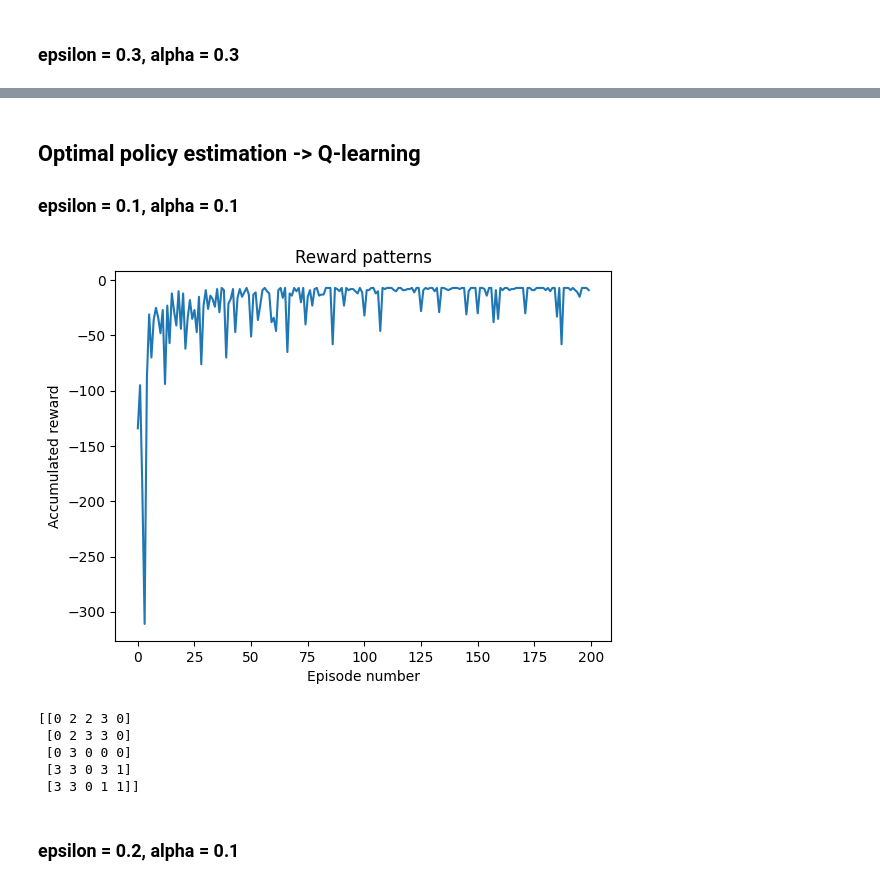
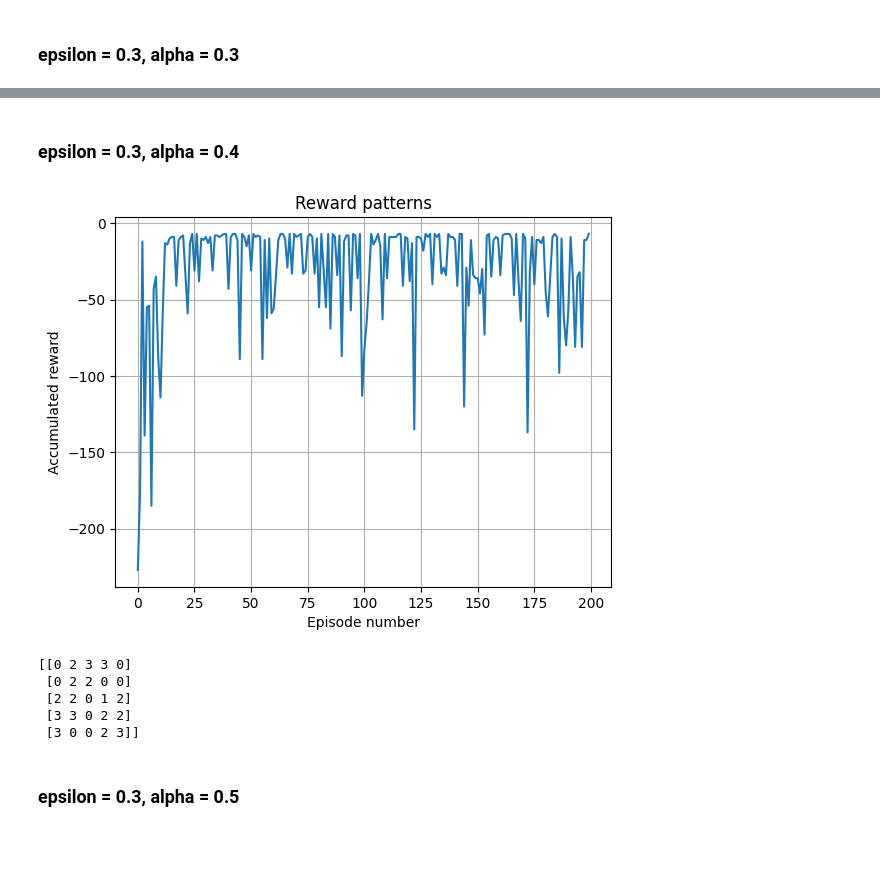
Before and after one commit to P-A-D/RL_Assignment_3, a Jupyter notebook: Runs1.ipynb, the cells around one changed output, grey strips where cells are left out. Saved outputs shown, nothing was run; the diff lists cells and outputs as text; code cells hidden in the pictures; blank space fills up the shorter version.

```diff
--- a/Runs1.ipynb
+++ b/Runs1.ipynb
@@ -91,16 +462,15 @@ policy = agent.learn(epsilon=0.3, episode_count=200, discount=0.95)
 # %% [markdown]
-## Optimal policy estimation -> Q-learning
-### epsilon = 0.1,  alpha = 0.1
+### epsilon = 0.3,  alpha = 0.4
 # %%
-agent = QLearn(alpha=0.1)
-policy = agent.learn(epsilon=0.1, episode_count=200, discount=0.95)
+agent = QLearn(alpha=0.4)
+policy = agent.learn(epsilon=0.3, episode_count=200, discount=1)
 # %% [output]
-[figure, old version]
+[figure, new version]
-[[0 2 2 3 0]
- [0 2 3 3 0]
- [0 3 0 0 0]
- [3 3 0 3 1]
- [3 3 0 1 1]]
+[[0 2 3 3 0]
+ [0 2 2 0 0]
+ [2 2 0 1 2]
+ [3 3 0 2 2]
+ [3 0 0 2 3]]
 # %% [markdown]
-### epsilon = 0.2,  alpha = 0.1
+### epsilon = 0.3,  alpha = 0.5
 # %%
```
Also changed, not shown: parts of 81 cells of this notebook, 2 other files.
